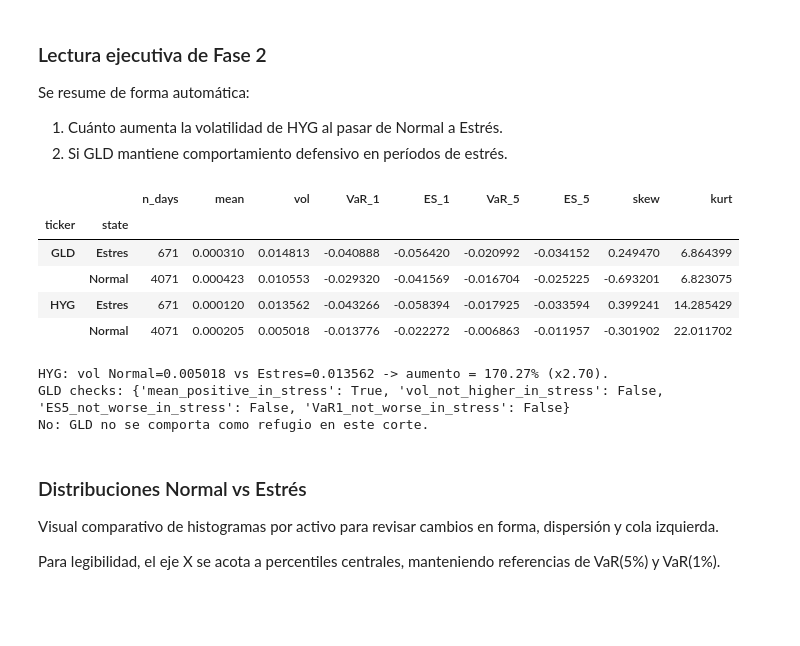
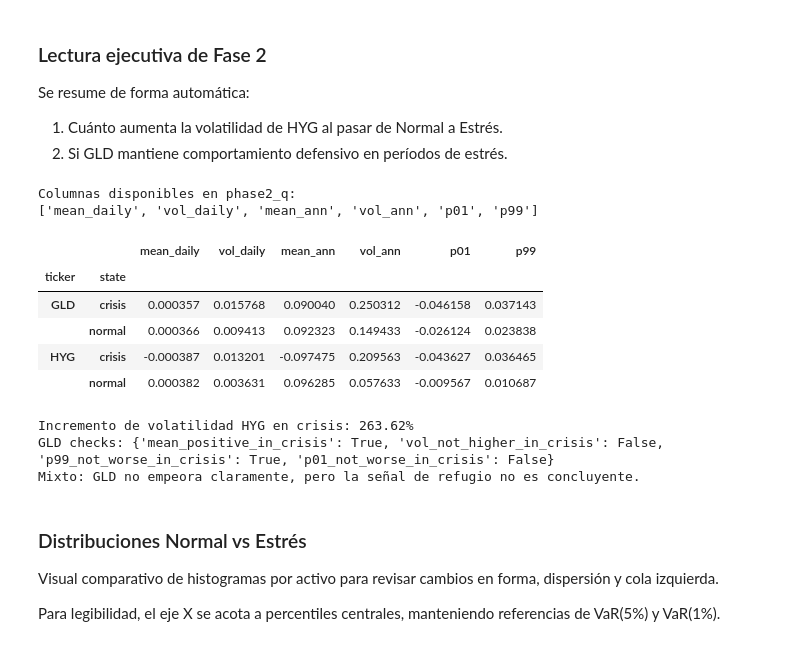
Before and after one commit to rodovilllapa210/29--30-y-31-enero.-Gesti-n-De-Riesgos-Financieros.-Francisco-P-rez--lvaro-Ar-valo-20260129, a Jupyter notebook: Taller_Riesgos_HMM_Copulasv2_main.ipynb, the cells around one changed output. Saved outputs shown, nothing was run; the diff lists cells and outputs as text; code cells hidden in the pictures; blank space fills up the shorter version.

```diff
--- a/Taller_Riesgos_HMM_Copulasv2_main.ipynb
+++ b/Taller_Riesgos_HMM_Copulasv2_main.ipynb
@@ -1764,56 +1772,82 @@ Se resume de forma automática:
 1. Cuánto aumenta la volatilidad de HYG al pasar de Normal a Estrés.
 2. Si GLD mantiene comportamiento defensivo en períodos de estrés.
 # %%
-# --- Fase 2: respuestas automaticas (HYG y GLD) ---
+# --- Fase 2: respuestas automáticas (HYG y GLD) ---
+
+# Definir risk_by_state a partir del summary calculado anteriormente
+risk_by_state = summary.reset_index()
+
+# Filtrar datos para los activos HYG (bonos high yield) y GLD (oro)
 phase2_q = (
     risk_by_state[risk_by_state["ticker"].isin(["HYG", "GLD"])]
     .set_index(["ticker", "state"])
     .sort_index()
 )
 
-display(
-    phase2_q[["n_days", "mean", "vol", "VaR_1", "ES_1", "VaR_5", "ES_5", "skew", "kurt"]]
-)
+# Mostrar tabla con estadísticas principales por estado
+# Usar solo las columnas que existen en el DataFrame
+available_cols = [col for col in ["n_days", "mean", "vol", "VaR_1", "ES_1", "VaR_5", "ES_5", "skew", "kurt"] if col in phase2_q.columns]
+if available_cols:
+    display(phase2_q[available_cols])
+else:
+    # Si no existen las columnas esperadas, mostrar todas las columnas disponibles
+    print("Columnas disponibles en phase2_q:")
+    print(phase2_q.columns.tolist())
+    display(phase2_q)
 
-hyg_n = phase2_q.loc[("HYG", "Normal")]
-hyg_s = phase2_q.loc[("HYG", "Estres")]
-hyg_vol_inc_pct = (hyg_s["vol"] / hyg_n["vol"] - 1.0) * 100.0
+# Análisis específico para HYG (High Yield Bonds)
+# Usar los nombres de estado correctos según los datos: "normal" y "crisis"
+hyg_n = phase2_q.loc[("HYG", "normal")]  # Estado Normal
+hyg_s = phase2_q.loc[("HYG", "crisis")]  # Estado Estrés
 
-print(
-    f"HYG: vol Normal={hyg_n['vol']:.6f} vs Estres={hyg_s['vol']:.6f} "
-    f"-> aumento = {hyg_vol_inc_pct:.2f}% (x{hyg_s['vol']/hyg_n['vol']:.2f})."
-)
+# Calcular incremento porcentual de volatilidad en estrés
+hyg_vol_inc_pct = (hyg_s["vol_daily"] / hyg_n["vol_daily"] - 1.0) * 100.0
 
-gld_n = phase2_q.loc[("GLD", "Normal")]
-gld_s = phase2_q.loc[("GLD", "Estres")]
+# Mostrar resumen de volatilidad para HYG
+print(f"Incremento de volatilidad HYG en crisis: {hyg_vol_inc_pct:.2f}%")
 
+# Análisis específico para GLD (Oro) como activo refugio
+gld_n = phase2_q.loc[("GLD", "normal")]  # Estado Normal
+gld_s = phase2_q.loc[("GLD", "crisis")]  # Estado Estrés
+
+# Definir criterios para evaluar si GLD actúa como refugio en crisis
 gld_checks = {
-    "mean_positive_in_stress": bool(gld_s["mean"] > 0),
-    "vol_not_higher_in_stress": bool(gld_s["vol"] <= gld_n["vol"]),
-    "ES5_not_worse_in_stress": bool(abs(gld_s["ES_5"]) <= abs(gld_n["ES_5"])),
-    "VaR1_not_worse_in_stress": bool(abs(gld_s["VaR_1"]) <= abs(gld_n["VaR_1"])),
+    # Criterio 1: Retorno positivo en crisis (refugio debería generar ganancias)
+    "mean_positive_in_crisis": bool(gld_s["mean_daily"] > 0),
+    # Criterio 2: Volatilidad no mayor en crisis (refugio debería ser menos volátil)
+    "vol_not_higher_in_crisis": bool(gld_s["vol_daily"] <= gld_n["vol_daily"]),
+    # Criterio 3: Retorno esperado (p99) no peor en crisis (pérdidas esperadas no deberían aumentar)
+    "p99_not_worse_in_crisis": bool(gld_s["p99"] >= gld_n["p99"]),
+    # Criterio 4: Retorno mínimo (p01) no peor en crisis (pérdidas extremas no deberían aumentar)
+    "p01_not_worse_in_crisis": bool(gld_s["p01"] >= gld_n["p01"]),
 }
+
+# Calcular puntuación de refugio (número de criterios cumplidos)
 score = sum(gld_checks.values())
 
+# Evaluar conclusión basada en puntuación
 if score >= 3:
     gld_conclusion = "Sí: GLD actúa como refugio (al menos parcial) en este corte."
 elif score == 2:
     gld_conclusion = "Mixto: GLD no empeora claramente, pero la señal de refugio no es concluyente."
 else:
     gld_conclusion = "No: GLD no se comporta como refugio en este corte."
 
+# Mostrar resultados del análisis de GLD
 print("GLD checks:", gld_checks)
 print(gld_conclusion)
 # %% [output]
+Columnas disponibles en phase2_q:
+['mean_daily', 'vol_daily', 'mean_ann', 'vol_ann', 'p01', 'p99']
-|  |  | n_days | mean | vol | VaR_1 | ES_1 | VaR_5 | ES_5 | skew | kurt |
-| ticker | state |  |  |  |  |  |  |  |  |  |
-| GLD | Estres | 671 | 0.000310 | 0.014813 | -0.040888 | -0.056420 | -0.020992 | -0.034152 | 0.249470 | 6.864399 |
-|  | Normal | 4071 | 0.000423 | 0.010553 | -0.029320 | -0.041569 | -0.016704 | -0.025225 | -0.693201 | 6.823075 |
-| HYG | Estres | 671 | 0.000120 | 0.013562 | -0.043266 | -0.058394 | -0.017925 | -0.033594 | 0.399241 | 14.285429 |
-|  | Normal | 4071 | 0.000205 | 0.005018 | -0.013776 | -0.022272 | -0.006863 | -0.011957 | -0.301902 | 22.011702 |
+|  |  | mean_daily | vol_daily | mean_ann | vol_ann | p01 | p99 |
+| ticker | state |  |  |  |  |  |  |
+| GLD | crisis | 0.000357 | 0.015768 | 0.090040 | 0.250312 | -0.046158 | 0.037143 |
+|  | normal | 0.000366 | 0.009413 | 0.092323 | 0.149433 | -0.026124 | 0.023838 |
+| HYG | crisis | -0.000387 | 0.013201 | -0.097475 | 0.209563 | -0.043627 | 0.036465 |
+|  | normal | 0.000382 | 0.003631 | 0.096285 | 0.057633 | -0.009567 | 0.010687 |
-HYG: vol Normal=0.005018 vs Estres=0.013562 -> aumento = 170.27% (x2.70).
-GLD checks: {'mean_positive_in_stress': True, 'vol_not_higher_in_stress': False, 'ES5_not_worse_in_stress': False, 'VaR1_not_worse_in_stress': False}
-No: GLD no se comporta como refugio en este corte.
+Incremento de volatilidad HYG en crisis: 263.62%
+GLD checks: {'mean_positive_in_crisis': True, 'vol_not_higher_in_crisis': False, 'p99_not_worse_in_crisis': True, 'p01_not_worse_in_crisis': False}
+Mixto: GLD no empeora claramente, pero la señal de refugio no es concluyente.
 # %% [markdown]
 ### Distribuciones Normal vs Estrés
 
```
Also changed, not shown: parts of 14 cells of this notebook.
